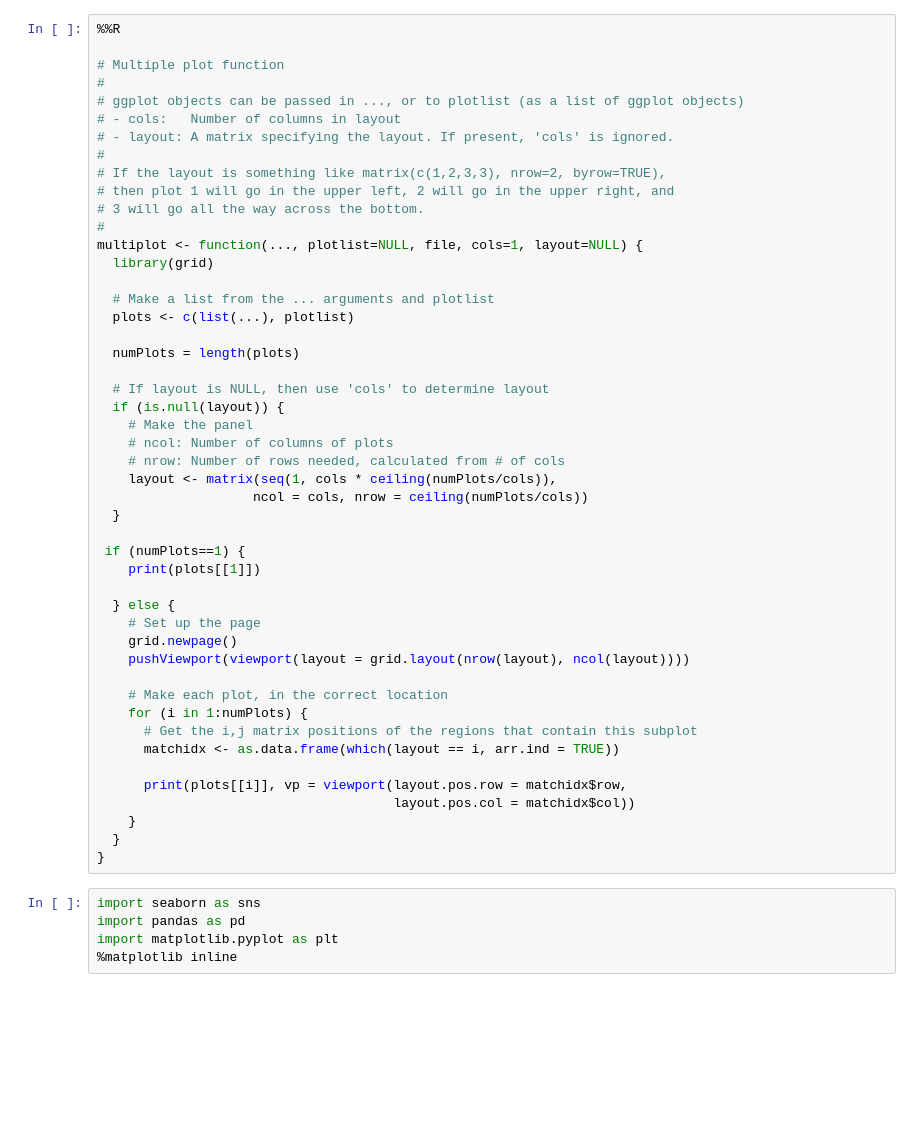
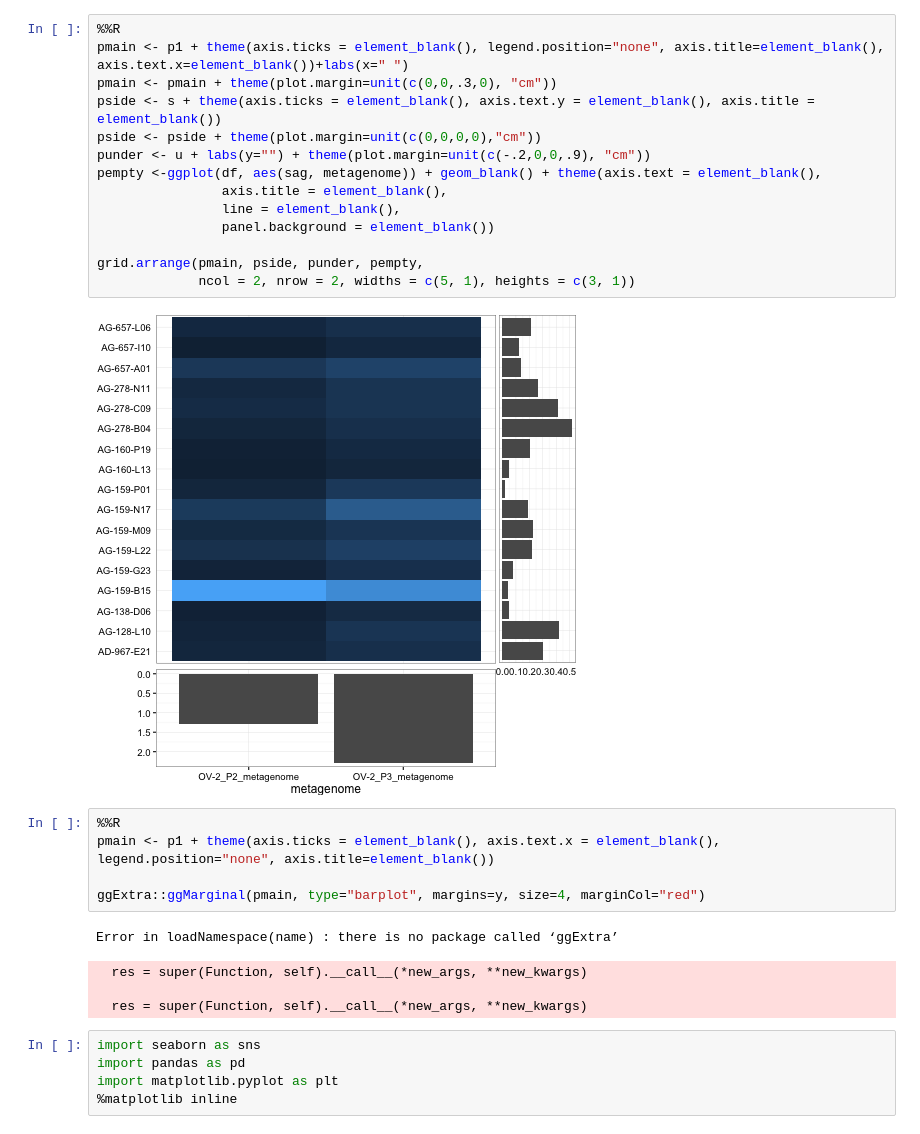
Before and after one commit to BigelowLab/sag-mg-recruit, a Jupyter notebook: notebooks/Plotting.ipynb, the cells around one changed output. Saved outputs shown, nothing was run; the diff lists cells and outputs as text; blank space fills up the shorter version.

```diff
--- a/notebooks/Plotting.ipynb
+++ b/notebooks/Plotting.ipynb
@@ -49,51 +110,29 @@ p1 <- df %>% ggplot(aes(metagenome, sag)) + geom_tile(aes(fill=prop_mgreads_per_
-# %%
-%%R
-
-# Multiple plot function
-#
-# ggplot objects can be passed in ..., or to plotlist (as a list of ggplot objects)
-# - cols:   Number of columns in layout
-# - layout: A matrix specifying the layout. If present, 'cols' is ignored.
-#
-# If the layout is something like matrix(c(1,2,3,3), nrow=2, byrow=TRUE),
-# then plot 1 will go in the upper left, 2 will go in the upper right, and
-# 3 will go all the way across the bottom.
-#
-multiplot <- function(..., plotlist=NULL, file, cols=1, layout=NULL) {
-  library(grid)
-
-  # Make a list from the ... arguments and plotlist
-  plots <- c(list(...), plotlist)
-
-  numPlots = length(plots)
-
-  # If layout is NULL, then use 'cols' to determine layout
-  if (is.null(layout)) {
-    # Make the panel
-    # ncol: Number of columns of plots
-    # nrow: Number of rows needed, calculated from # of cols
-    layout <- matrix(seq(1, cols * ceiling(numPlots/cols)),
-                    ncol = cols, nrow = ceiling(numPlots/cols))
-  }
-
- if (numPlots==1) {
-    print(plots[[1]])
-
-  } else {
-    # Set up the page
-    grid.newpage()
-    pushViewport(viewport(layout = grid.layout(nrow(layout), ncol(layout))))
-
-    # Make each plot, in the correct location
-    for (i in 1:numPlots) {
-      # Get the i,j matrix positions of the regions that contain this subplot
-      matchidx <- as.data.frame(which(layout == i, arr.ind = TRUE))
-
-      print(plots[[i]], vp = viewport(layout.pos.row = matchidx$row,
-                                      layout.pos.col = matchidx$col))
-    }
-  }
-}
+# %%
+%%R
+pmain <- p1 + theme(axis.ticks = element_blank(), legend.position="none", axis.title=element_blank(), axis.text.x=element_blank())+labs(x=" ")
+pmain <- pmain + theme(plot.margin=unit(c(0,0,.3,0), "cm"))
+pside <- s + theme(axis.ticks = element_blank(), axis.text.y = element_blank(), axis.title = element_blank())
+pside <- pside + theme(plot.margin=unit(c(0,0,0,0),"cm"))
+punder <- u + labs(y="") + theme(plot.margin=unit(c(-.2,0,0,.9), "cm"))
+pempty <-ggplot(df, aes(sag, metagenome)) + geom_blank() + theme(axis.text = element_blank(),
+                axis.title = element_blank(),
+                line = element_blank(),
+                panel.background = element_blank())
+
+grid.arrange(pmain, pside, punder, pempty,
+             ncol = 2, nrow = 2, widths = c(5, 1), heights = c(3, 1))
+# %% [output]
+[figure, added]
+# %%
+%%R
+pmain <- p1 + theme(axis.ticks = element_blank(), axis.text.x = element_blank(), legend.position="none", axis.title=element_blank())
+
+ggExtra::ggMarginal(pmain, type="barplot", margins=y, size=4, marginCol="red")
+# %% [output]
+Error in loadNamespace(name) : there is no package called ‘ggExtra’
+  res = super(Function, self).__call__(*new_args, **new_kwargs)
+
+  res = super(Function, self).__call__(*new_args, **new_kwargs)
 # %%
 import seaborn as sns
 import pandas as pd
```
Also changed, not shown: parts of 14 cells of this notebook, 2 other files.
